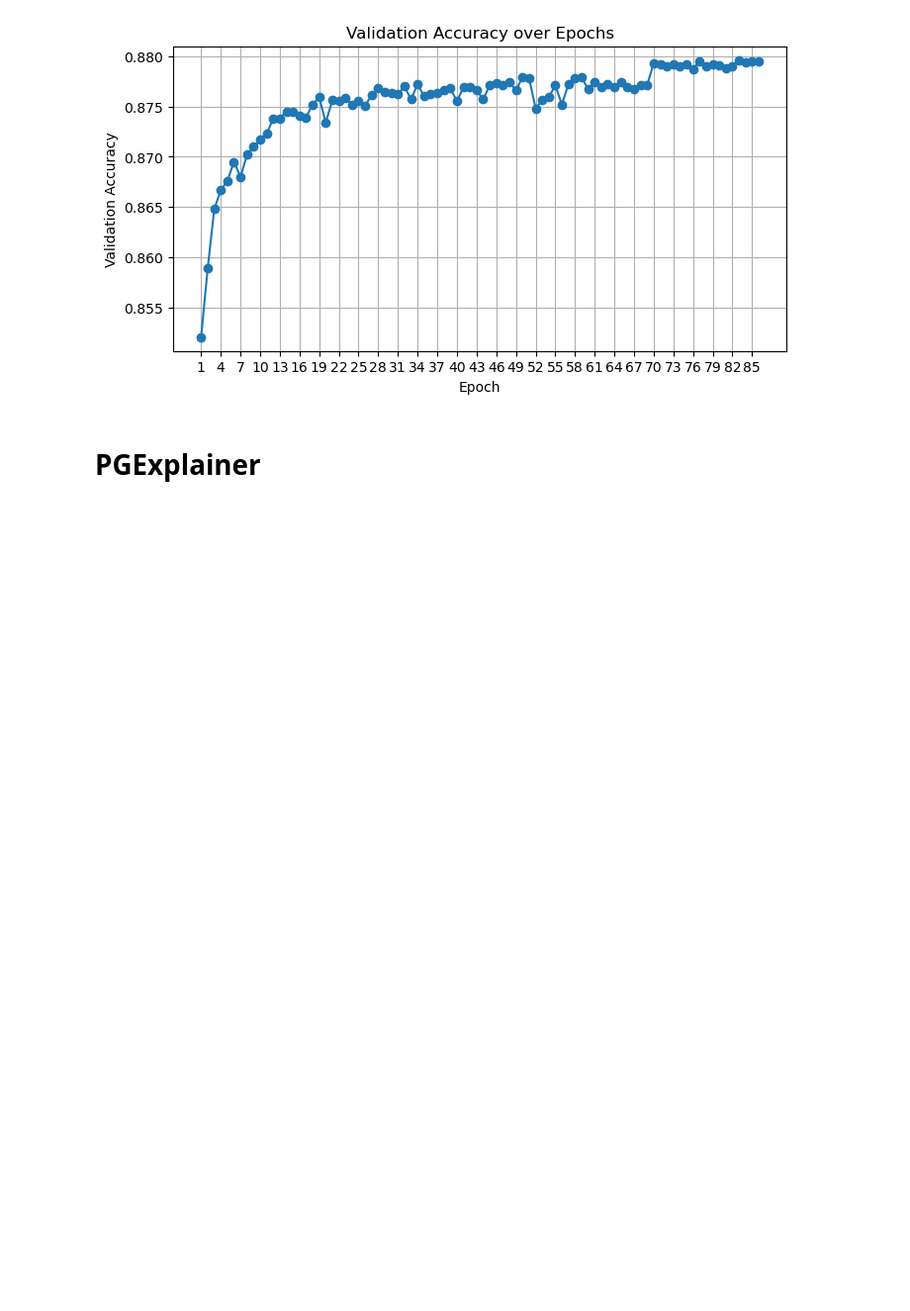
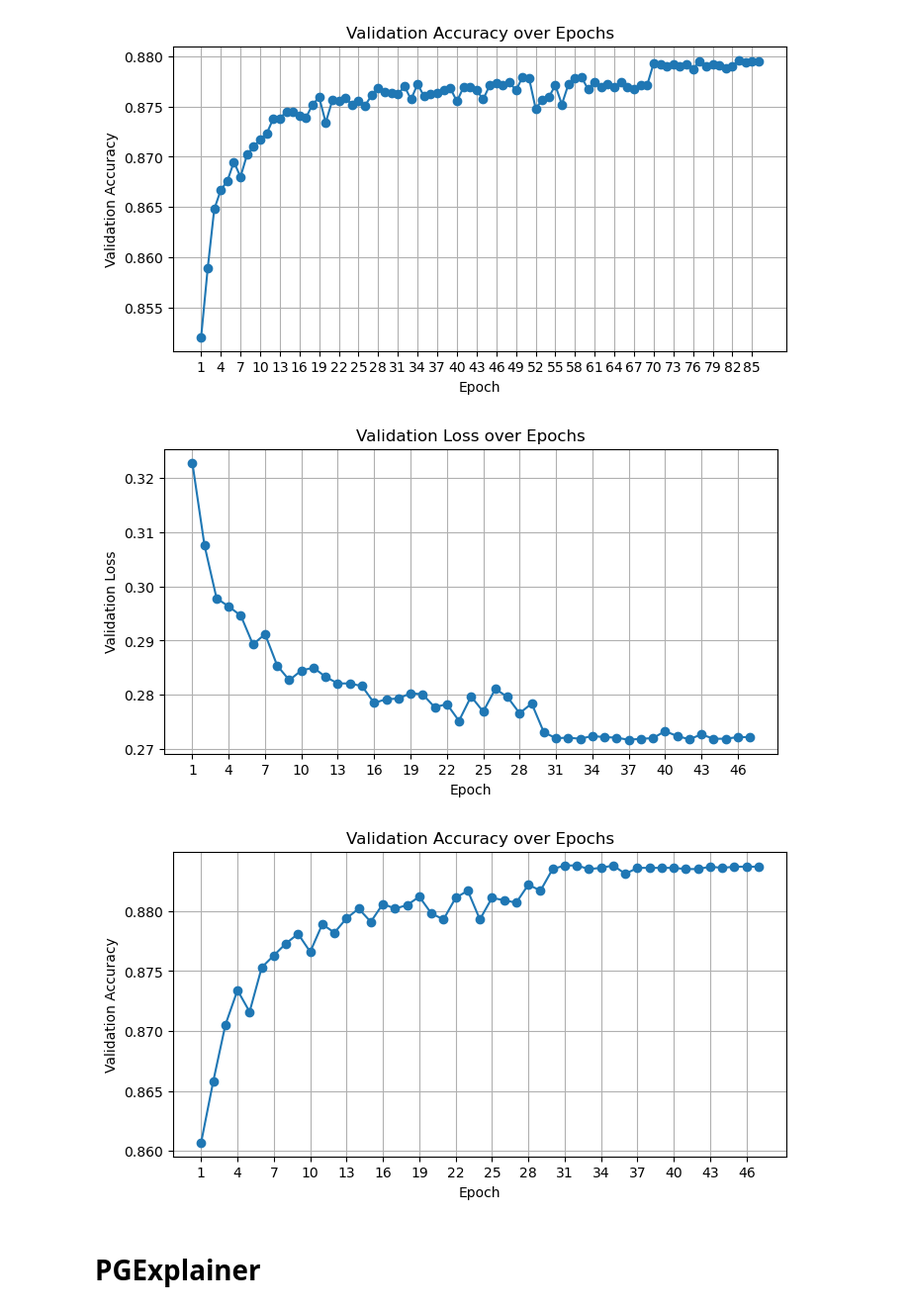
Before and after one commit to loveiscomplicated/GNN_phase_2, a Jupyter notebook: analyze/gingru_performance_eval.ipynb, the cells around one changed output. Shown: that part at 99% size. Drawn from its saved outputs; the diff is of its cells as text; code cells hidden in the pictures; blank space fills up the shorter version.

```diff
--- a/analyze/gingru_performance_eval.ipynb
+++ b/analyze/gingru_performance_eval.ipynb
@@ -877,3 +1265,55 @@ plt.show()
+# %%
+import re
+import matplotlib.pyplot as plt
+
+epochs = []
+val_accs = []
+val_losses = []
+
+current_epoch = None
+
+for line in log.strip().split("\n"):
+    # 1) Epoch 줄: [Epoch 3/100]
+    epoch_match = re.search(r"\[Epoch\s+(\d+)/\d+\]", line)
+    if epoch_match:
+        current_epoch = int(epoch_match.group(1))
+        continue
+
+    # 2) Valid 줄에서 Loss와 Acc 추출
+    valid_match = re.search(
+        r"\[Valid\]\s*Loss:\s*([0-9.]+).*Acc:\s*([0-9.]+)", line
+    )
+
+    if valid_match and current_epoch is not None:
+        loss = float(valid_match.group(1))
+        acc = float(valid_match.group(2))
+
+        epochs.append(current_epoch)
+        val_losses.append(loss)
+        val_accs.append(acc)
+
+# ---- 그래프 1: Validation Loss ----
+plt.figure(figsize=(8, 4))
+plt.plot(epochs, val_losses, marker="o")
+plt.xlabel("Epoch")
+plt.ylabel("Validation Loss")
+plt.title("Validation Loss over Epochs")
+plt.grid(True)
+plt.xticks(range(1, 1+len(epochs), 3))
+plt.show()
+
+# ---- 그래프 2: Validation Accuracy ----
+plt.figure(figsize=(8, 4))
+plt.plot(epochs, val_accs, marker="o")
+plt.xlabel("Epoch")
+plt.ylabel("Validation Accuracy")
+plt.title("Validation Accuracy over Epochs")
+plt.grid(True)
+plt.xticks(range(1, 1+len(epochs), 3))
+plt.show()
+# %% [output]
+[figure, added]
+[figure, added]
 # %% [markdown]
 # PGExplainer
 # %%
```
Also changed, not shown: parts of 1 cell of this notebook, 6 other files.
